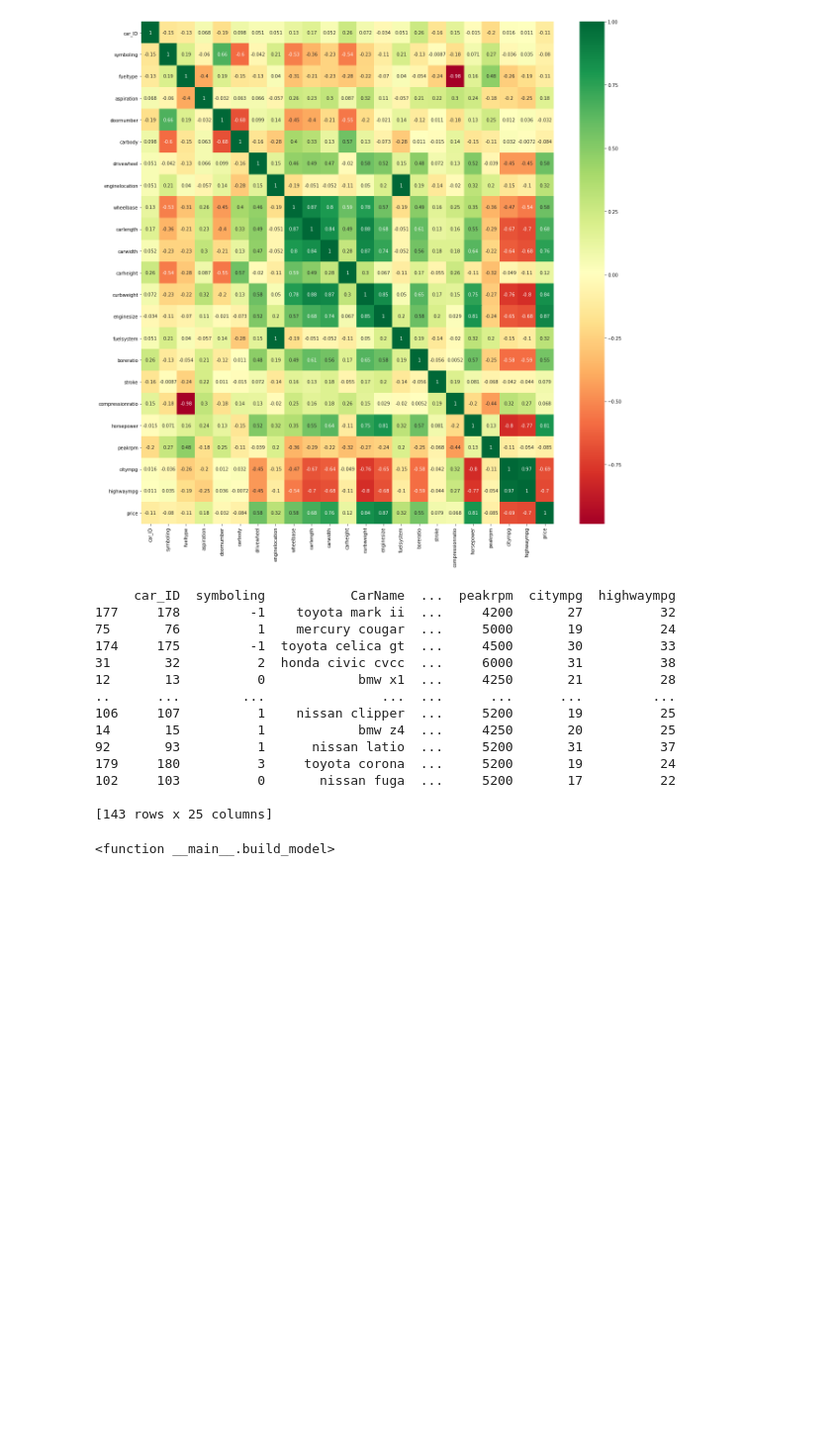
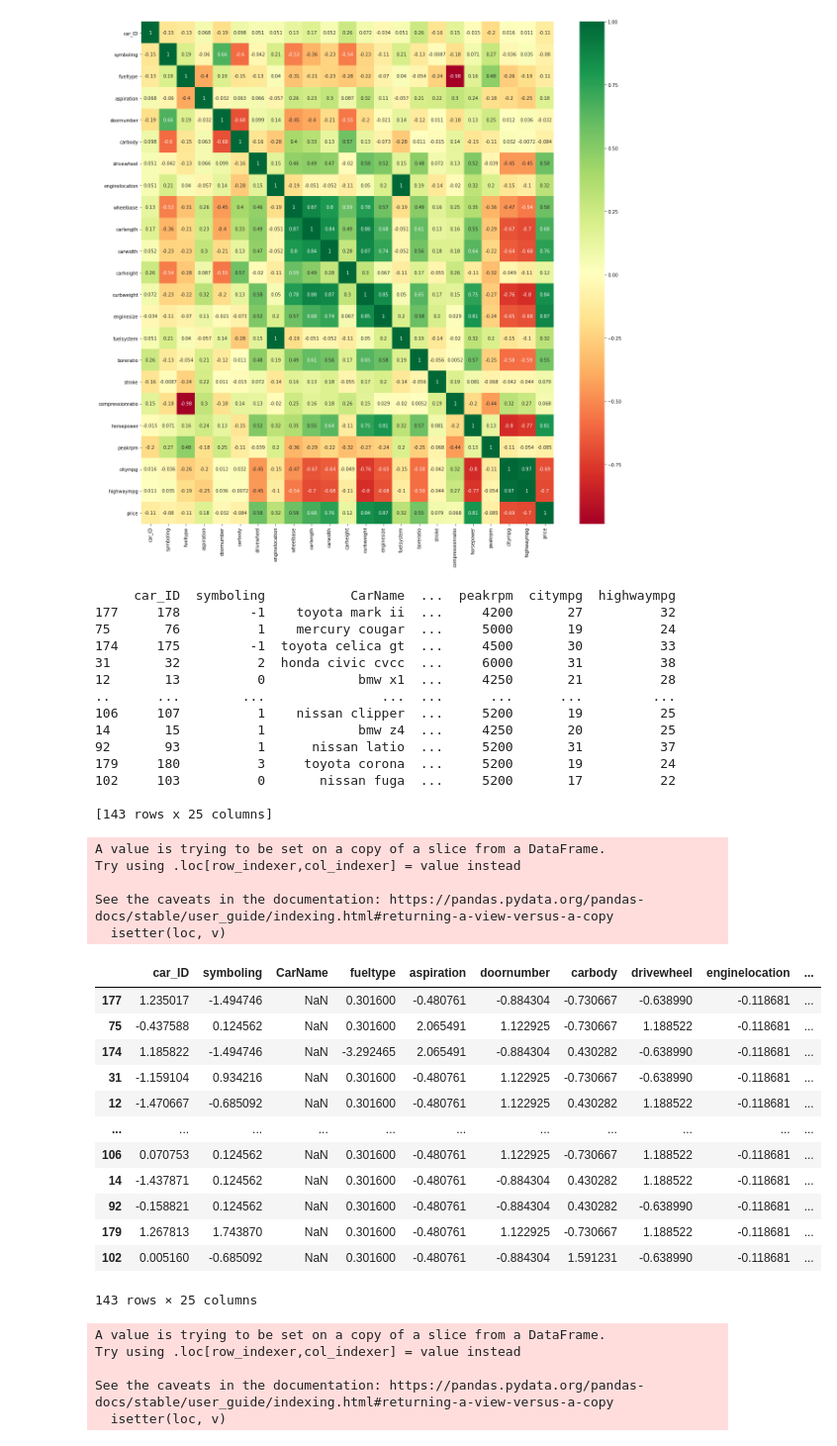
Before and after one commit to MashoodSuri/PIAIC, a Jupyter notebook: CarPrice.ipynb, the cells around one changed output. Shown at 99% size. Cells and saved outputs as stored; diff of their text form; code cells hidden in the pictures; blank space fills up the shorter version.

```diff
--- a/CarPrice.ipynb
+++ b/CarPrice.ipynb
@@ -79,6 +80,44 @@ print(x_train)
 102     103          0       nissan fuga  ...     5200       17          22
 
 [143 rows x 25 columns]
+# %%
+mean = x_train.iloc[: , 0:14].mean(axis=0)
+x_train.iloc[: , 0:14] -= mean
+std = x_train.iloc[:, 0:14].std(axis=0)
+x_train.iloc[: , 0:14] /= std
+# %% [output]
+A value is trying to be set on a copy of a slice from a DataFrame.
+Try using .loc[row_indexer,col_indexer] = value instead
+
+See the caveats in the documentation: https://pandas.pydata.org/pandas-docs/stable/user_guide/indexing.html#returning-a-view-versus-a-copy
+  isetter(loc, v)
+# %%
+x_train
+# %% [output]
+|  | car_ID | symboling | CarName | fueltype | aspiration | doornumber | carbody | drivewheel | enginelocation | ... |
+| 177 | 1.235017 | -1.494746 | NaN | 0.301600 | -0.480761 | -0.884304 | -0.730667 | -0.638990 | -0.118681 | ... |
+| 75 | -0.437588 | 0.124562 | NaN | 0.301600 | 2.065491 | 1.122925 | -0.730667 | 1.188522 | -0.118681 | ... |
+| 174 | 1.185822 | -1.494746 | NaN | -3.292465 | 2.065491 | -0.884304 | 0.430282 | -0.638990 | -0.118681 | ... |
+| 31 | -1.159104 | 0.934216 | NaN | 0.301600 | -0.480761 | 1.122925 | -0.730667 | -0.638990 | -0.118681 | ... |
+| 12 | -1.470667 | -0.685092 | NaN | 0.301600 | -0.480761 | 1.122925 | 0.430282 | 1.188522 | -0.118681 | ... |
+| ... | ... | ... | ... | ... | ... | ... | ... | ... | ... | ... |
+| 106 | 0.070753 | 0.124562 | NaN | 0.301600 | -0.480761 | 1.122925 | -0.730667 | 1.188522 | -0.118681 | ... |
+| 14 | -1.437871 | 0.124562 | NaN | 0.301600 | -0.480761 | -0.884304 | 0.430282 | 1.188522 | -0.118681 | ... |
+| 92 | -0.158821 | 0.124562 | NaN | 0.301600 | -0.480761 | -0.884304 | 0.430282 | -0.638990 | -0.118681 | ... |
+| 179 | 1.267813 | 1.743870 | NaN | 0.301600 | -0.480761 | 1.122925 | -0.730667 | 1.188522 | -0.118681 | ... |
+| 102 | 0.005160 | -0.685092 | NaN | 0.301600 | -0.480761 | -0.884304 | 1.591231 | -0.638990 | -0.118681 | ... |
+143 rows × 25 columns
+# %%
+val_mean = x_train.iloc[:, 0:14].mean(axis=0)
+val_std = x_train.iloc[:, 0:14].std(axis=0)
+x_train.iloc[:, 0:14] -= val_mean
+x_train.iloc[:, 0:14] /= val_std
+# %% [output]
+A value is trying to be set on a copy of a slice from a DataFrame.
+Try using .loc[row_indexer,col_indexer] = value instead
+
+See the caveats in the documentation: https://pandas.pydata.org/pandas-docs/stable/user_guide/indexing.html#returning-a-view-versus-a-copy
+  isetter(loc, v)
 # %%
 def build_model():
     model = Sequential()
@@ -86,6 +125,2 @@ def build_model():
     model.add(tf.keras.layers.Dense(1,))
     return model
-# %%
-build_model
-# %% [output]
-<function __main__.build_model>
```
Also changed, not shown: parts of 5 cells of this notebook.
